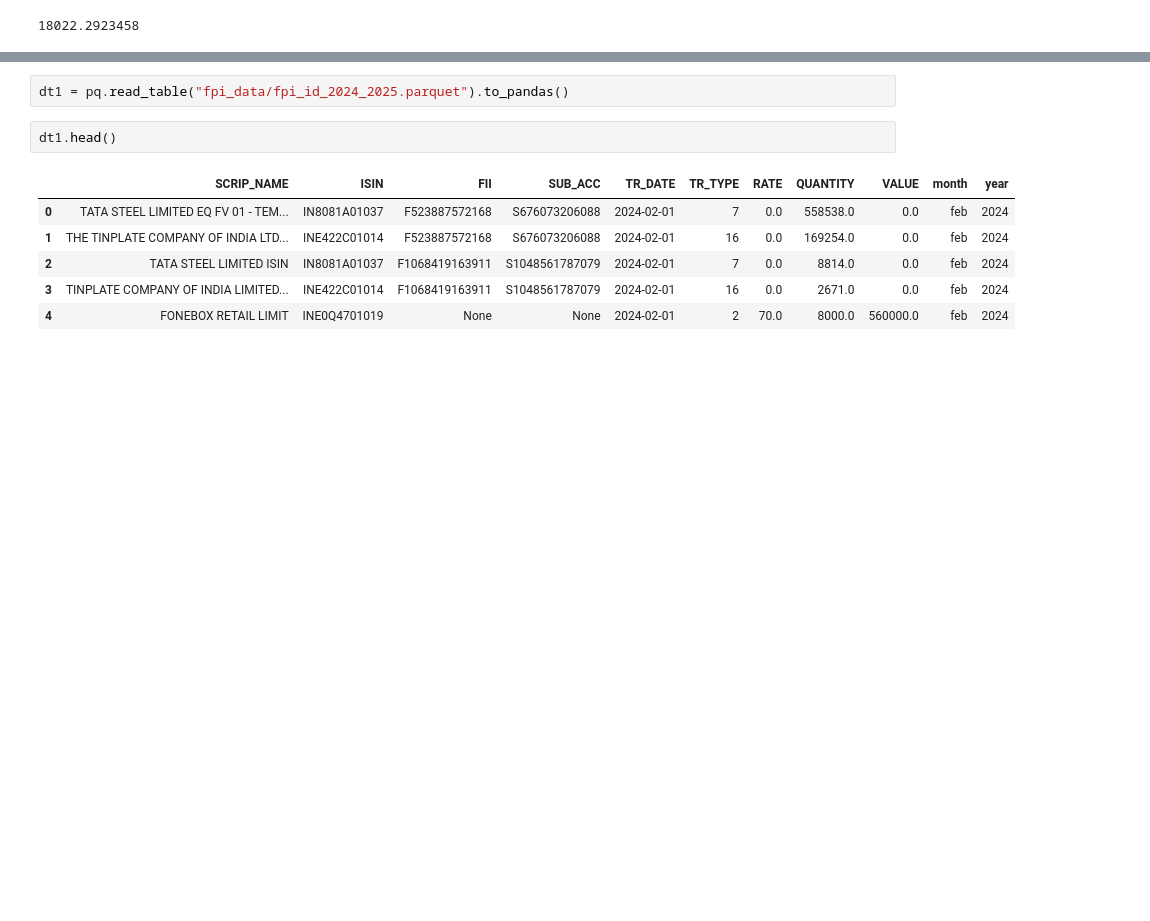
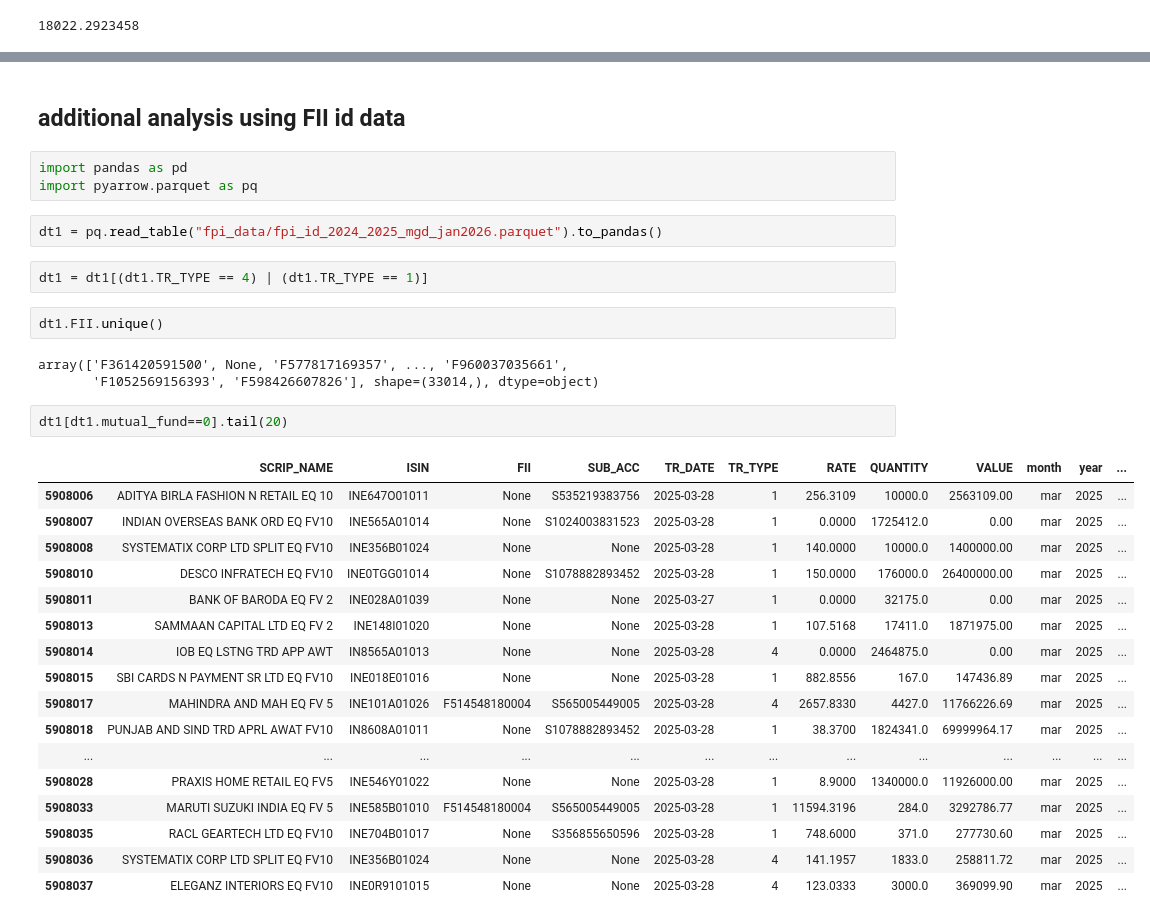
Before and after one commit to shettysandeep/nsdl-fpi, a Jupyter notebook: nsdl_data.ipynb, the cells around one changed output, grey strips where cells are left out. Cells and saved outputs as stored; diff of their text form; blank space fills up the shorter version.

Commit message:
changed data; added n.of fii

```diff
--- a/nsdl_data.ipynb
+++ b/nsdl_data.ipynb
@@ -259,11 +257,34 @@ fpi_bough_sold_shares / 10000000
+# %% [markdown]
+## additional analysis using FII id data
+# %%
+import pandas as pd
+import pyarrow.parquet as pq
 # %%
-dt1 = pq.read_table("fpi_data/fpi_id_2024_2025.parquet").to_pandas()
+dt1 = pq.read_table("fpi_data/fpi_id_2024_2025_mgd_jan2026.parquet").to_pandas()
 # %%
-dt1.head()
+dt1 = dt1[(dt1.TR_TYPE == 4) | (dt1.TR_TYPE == 1)]
-# %% [output]
-|  | SCRIP_NAME | ISIN | FII | SUB_ACC | TR_DATE | TR_TYPE | RATE | QUANTITY | VALUE | month | year |
-| 0 | TATA STEEL LIMITED EQ FV 01 - TEM... | IN8081A01037 | F523887572168 | S676073206088 | 2024-02-01 | 7 | 0.0 | 558538.0 | 0.0 | feb | 2024 |
-| 1 | THE TINPLATE COMPANY OF INDIA LTD... | INE422C01014 | F523887572168 | S676073206088 | 2024-02-01 | 16 | 0.0 | 169254.0 | 0.0 | feb | 2024 |
-| 2 | TATA STEEL LIMITED ISIN | IN8081A01037 | F1068419163911 | S1048561787079 | 2024-02-01 | 7 | 0.0 | 8814.0 | 0.0 | feb | 2024 |
-| 3 | TINPLATE COMPANY OF INDIA LIMITED... | INE422C01014 | F1068419163911 | S1048561787079 | 2024-02-01 | 16 | 0.0 | 2671.0 | 0.0 | feb | 2024 |
-| 4 | FONEBOX RETAIL LIMIT | INE0Q4701019 | None | None | 2024-02-01 | 2 | 70.0 | 8000.0 | 560000.0 | feb | 2024 |
+# %%
+dt1.FII.unique()
+# %% [output]
+array(['F361420591500', None, 'F577817169357', ..., 'F960037035661',
+       'F1052569156393', 'F598426607826'], shape=(33014,), dtype=object)
+# %%
+dt1[dt1.mutual_fund==0].tail(20)
+# %% [output]
+|  | SCRIP_NAME | ISIN | FII | SUB_ACC | TR_DATE | TR_TYPE | RATE | QUANTITY | VALUE | month | year | ... |
+| 5908006 | ADITYA BIRLA FASHION N RETAIL EQ 10 | INE647O01011 | None | S535219383756 | 2025-03-28 | 1 | 256.3109 | 10000.0 | 2563109.00 | mar | 2025 | ... |
+| 5908007 | INDIAN OVERSEAS BANK ORD EQ FV10 | INE565A01014 | None | S1024003831523 | 2025-03-28 | 1 | 0.0000 | 1725412.0 | 0.00 | mar | 2025 | ... |
+| 5908008 | SYSTEMATIX CORP LTD SPLIT EQ FV10 | INE356B01024 | None | None | 2025-03-28 | 1 | 140.0000 | 10000.0 | 1400000.00 | mar | 2025 | ... |
+| 5908010 | DESCO INFRATECH EQ FV10 | INE0TGG01014 | None | S1078882893452 | 2025-03-28 | 1 | 150.0000 | 176000.0 | 26400000.00 | mar | 2025 | ... |
+| 5908011 | BANK OF BARODA EQ FV 2 | INE028A01039 | None | None | 2025-03-27 | 1 | 0.0000 | 32175.0 | 0.00 | mar | 2025 | ... |
+| 5908013 | SAMMAAN CAPITAL LTD EQ FV 2 | INE148I01020 | None | None | 2025-03-28 | 1 | 107.5168 | 17411.0 | 1871975.00 | mar | 2025 | ... |
+| 5908014 | IOB EQ LSTNG TRD APP AWT | IN8565A01013 | None | None | 2025-03-28 | 4 | 0.0000 | 2464875.0 | 0.00 | mar | 2025 | ... |
+| 5908015 | SBI CARDS N PAYMENT SR LTD EQ FV10 | INE018E01016 | None | None | 2025-03-28 | 1 | 882.8556 | 167.0 | 147436.89 | mar | 2025 | ... |
+| 5908017 | MAHINDRA AND MAH EQ FV 5 | INE101A01026 | F514548180004 | S565005449005 | 2025-03-28 | 4 | 2657.8330 | 4427.0 | 11766226.69 | mar | 2025 | ... |
+| 5908018 | PUNJAB AND SIND TRD APRL AWAT FV10 | IN8608A01011 | None | S1078882893452 | 2025-03-28 | 1 | 38.3700 | 1824341.0 | 69999964.17 | mar | 2025 | ... |
+| ... | ... | ... | ... | ... | ... | ... | ... | ... | ... | ... | ... | ... |
+| 5908028 | PRAXIS HOME RETAIL EQ FV5 | INE546Y01022 | None | None | 2025-03-28 | 1 | 8.9000 | 1340000.0 | 11926000.00 | mar | 2025 | ... |
+| 5908033 | MARUTI SUZUKI INDIA EQ FV 5 | INE585B01010 | F514548180004 | S565005449005 | 2025-03-28 | 1 | 11594.3196 | 284.0 | 3292786.77 | mar | 2025 | ... |
+| 5908035 | RACL GEARTECH LTD EQ FV10 | INE704B01017 | None | S356855650596 | 2025-03-28 | 1 | 748.6000 | 371.0 | 277730.60 | mar | 2025 | ... |
+| 5908036 | SYSTEMATIX CORP LTD SPLIT EQ FV10 | INE356B01024 | None | None | 2025-03-28 | 4 | 141.1957 | 1833.0 | 258811.72 | mar | 2025 | ... |
+| 5908037 | ELEGANZ INTERIORS EQ FV10 | INE0R9101015 | None | None | 2025-03-28 | 4 | 123.0333 | 3000.0 | 369099.90 | mar | 2025 | ... |
```
Also changed, not shown: parts of 23 cells of this notebook, 1 other file.
